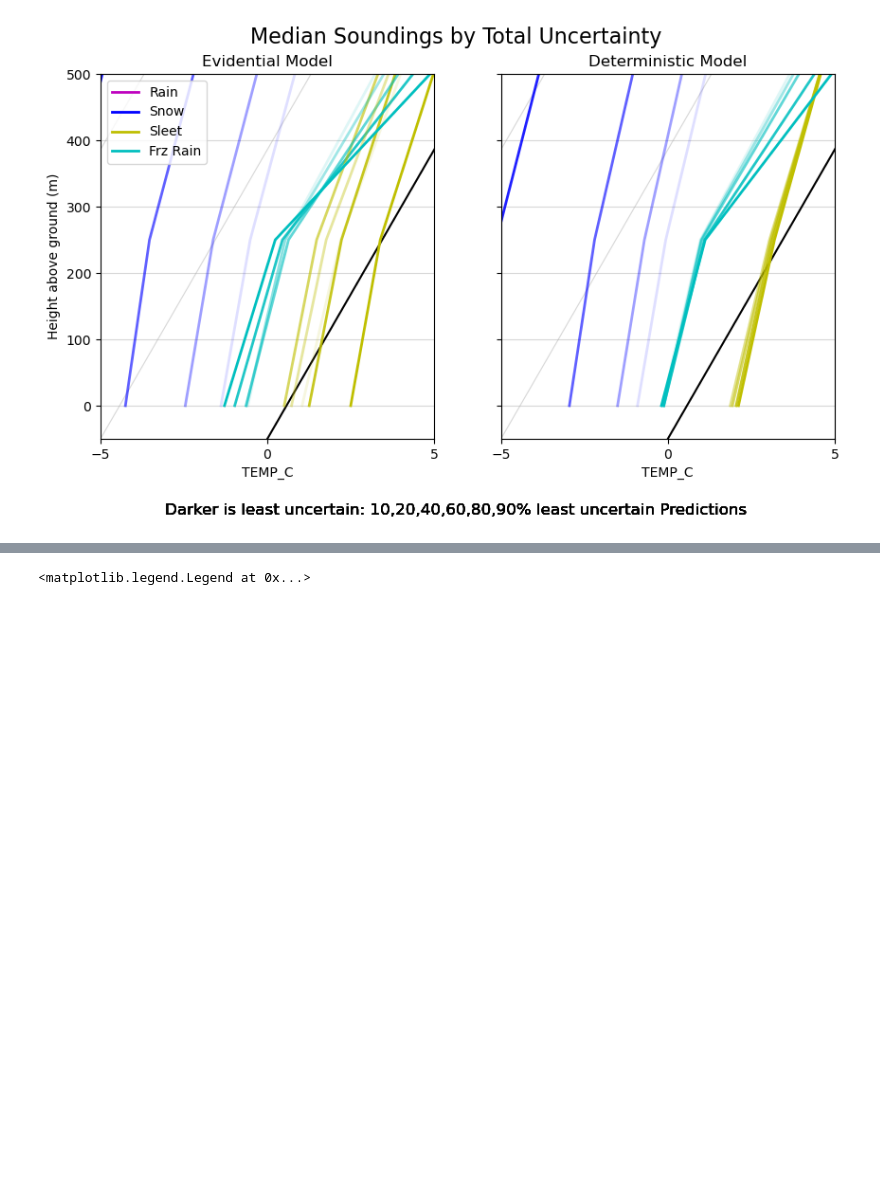
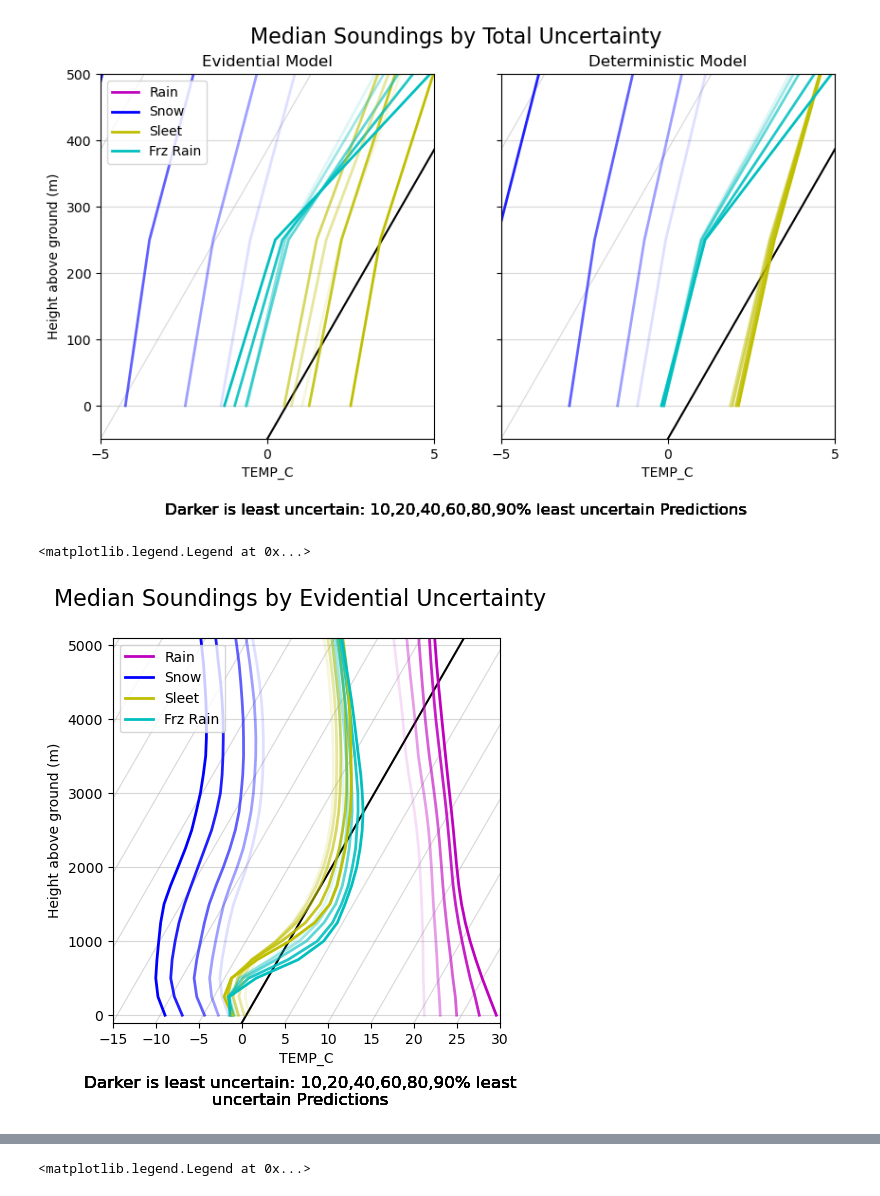
Before and after one commit to ai2es/ptype-physical, a Jupyter notebook: notebooks/composite soundings/evidential_soundings.ipynb, the cells around one changed output, grey strips where cells are left out. Drawn from its saved outputs; the diff is of its cells as text; code cells hidden in the pictures; blank space fills up the shorter version.

```diff
--- a/notebooks/composite soundings/evidential_soundings.ipynb
+++ b/notebooks/composite soundings/evidential_soundings.ipynb
@@ -218,2 +224,18 @@ axs[0].legend()
 # %% [output]
 [figure]
+# %%
+fig, axs = skewCompositeFigAx(figsize=(5, 5), num_subplots=1)
+levels = list(np.arange(0.2,0.8,0.2)) + [0.1, 0.9]
+for level in levels:
+    percent = f'{level * 100:.0f}'
+
+    alpha = -1 * ((level - 0.1) / 0.8 - 1)
+    fig, axs[0] = plot_uncerts(fig, axs[0], df, level, alpha, True, uncert_type='evidential')
+
+    fig.suptitle(f'Median Soundings by Evidential Uncertainty', fontsize=16)
+    plt.figtext(0.5, -0.05, 'Darker is least uncertain: 10,20,40,60,80,90% least uncertain Predictions',
+               wrap=True, horizontalalignment='center', fontsize=12)
+axs[0].legend()
+# %% [output]
+<matplotlib.legend.Legend at 0x...>
+[figure, added]
```
Also changed, not shown: parts of 4 cells of this notebook, 3 other files.
